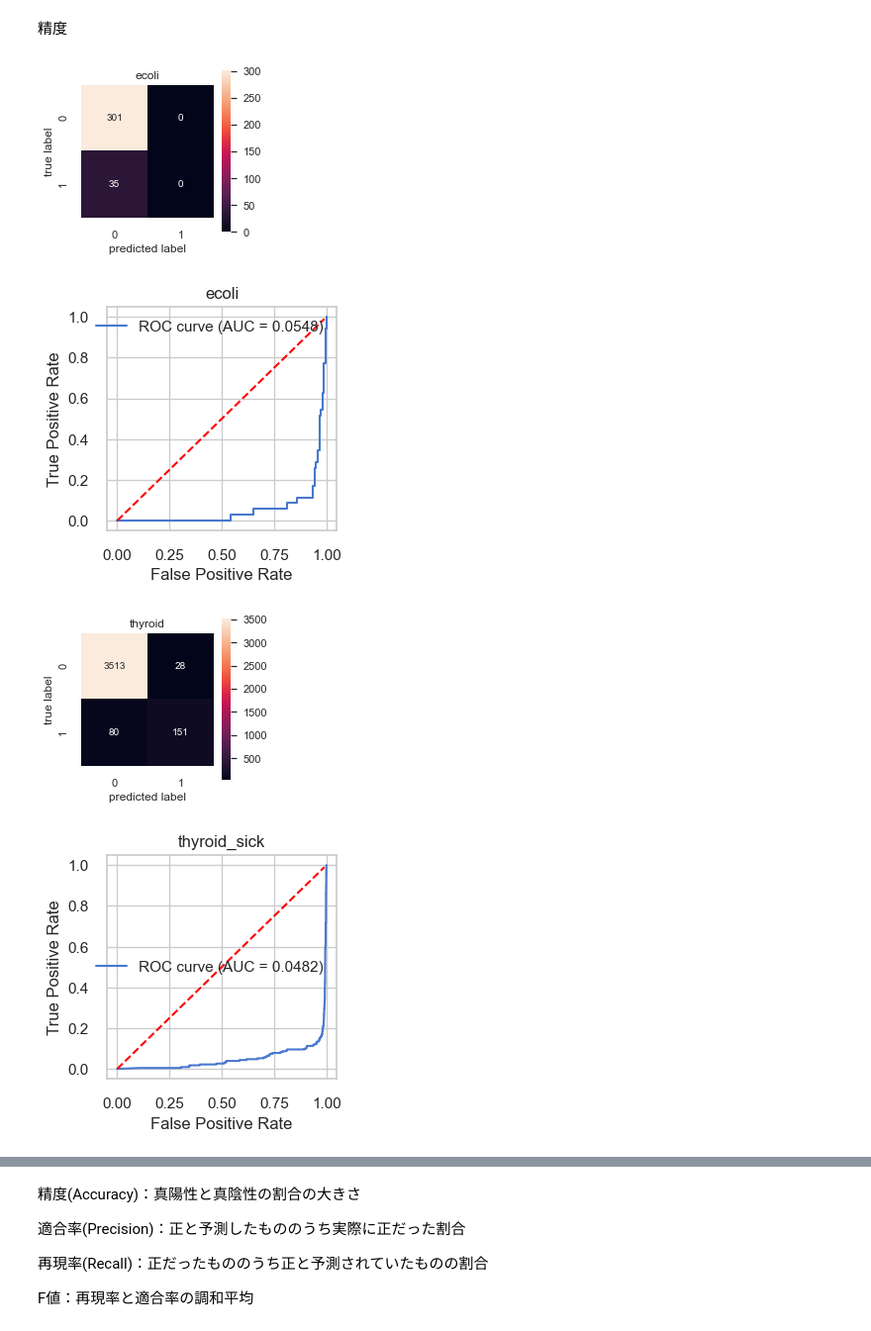
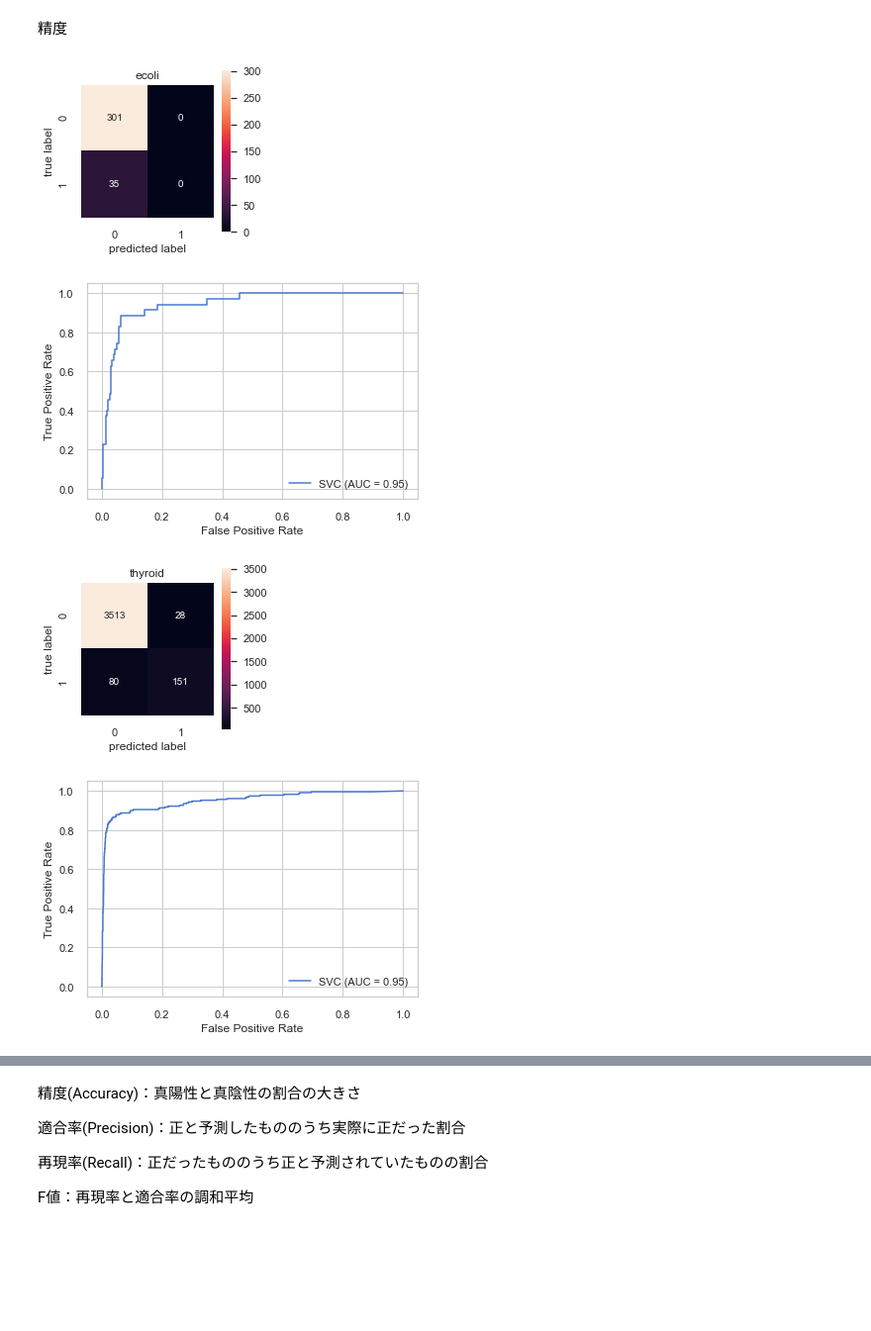
Before and after one commit to ism-k/DataScience1, a Jupyter notebook: excercise_4_sampling.ipynb, the cells around one changed output, grey strips where cells are left out. Shown: that part at 99% size. Cells and saved outputs as stored; diff of their text form; code cells hidden in the pictures; blank space fills up the shorter version.

```diff
--- a/excercise_4_sampling.ipynb
+++ b/excercise_4_sampling.ipynb
@@ -133,33 +136,22 @@ fig.tight_layout()
 # %%
 scores = {}
 
-clf_ecoli = SVC(kernel='linear',probability=True).fit(X_ecoli, y_ecoli)
 cmx_data = confusion_matrix(y_ecoli, clf_ecoli.predict(X_ecoli))
 df_cmx = pd.DataFrame(cmx_data)
 plt.figure(figsize=(3,3))
 sns.heatmap(df_cmx, fmt='d', annot=True, square=True)
 plt.title("ecoli")
 plt.xlabel("predicted label")
 plt.ylabel("true label")
 plt.show()
 
-fpr, tpr, thresholds = metrics.roc_curve(y_ecoli, clf_ecoli.predict_proba(X_ecoli)[:,0], pos_label=1)
-auc = metrics.auc(fpr, tpr)
-plt.figure(figsize=(3,3), dpi=100)
-plt.plot(fpr, tpr, label='ROC curve (AUC = %.4f)'%auc)
-x = np.arange(0, 1, 0.01)
-plt.plot(x, x, c = 'red', linestyle = '--')
-plt.legend()
-plt.title("ecoli")
-plt.xlabel('False Positive Rate')
-plt.ylabel('True Positive Rate')
-plt.grid(True)
+metrics.plot_roc_curve(clf_ecoli, X_ecoli, y_ecoli)
 plt.show()
 
 scores[("ecoli",'accuracy')] = accuracy_score(y_ecoli, clf_ecoli.predict(X_ecoli))
 scores[("ecoli","recall")] = recall_score(y_ecoli, clf_ecoli.predict(X_ecoli), pos_label=1)
 scores[("ecoli","precision")] = precision_score(y_ecoli, clf_ecoli.predict(X_ecoli), pos_label=1)
 scores[("ecoli","f1_score")] = f1_score(y_ecoli, clf_ecoli.predict(X_ecoli), pos_label=1)
 # %% [output]
 [figure]
-[figure, old version]
+[figure, new version]
@@ -166,5 +161,4 @@ scores[("ecoli","f1_score")] = f1_score(y_ecoli, clf_ecoli.predict(X_ecoli), pos
 # %%
-clf_thyroid_sick = SVC(kernel='linear', probability=True).fit(X_thyroid_sick, y_thyroid_sick)
 cmx_data = confusion_matrix(y_thyroid_sick, clf_thyroid_sick.predict(X_thyroid_sick))
 df_cmx = pd.DataFrame(cmx_data)
 plt.figure(figsize=(3,3))
@@ -174,17 +168,7 @@ plt.xlabel("predicted label")
 plt.ylabel("true label")
 plt.show()
 
-fpr, tpr, thresholds = metrics.roc_curve(y_thyroid_sick, clf_thyroid_sick.predict_proba(X_thyroid_sick)[:,0], pos_label=1)
-auc = metrics.auc(fpr, tpr)
-plt.figure(figsize=(3,3), dpi=100)
-plt.plot(fpr, tpr, label='ROC curve (AUC = %.4f)'%auc)
-x = np.arange(0, 1, 0.01)
-plt.plot(x, x, c = 'red', linestyle = '--')
-plt.legend()
-plt.title("thyroid_sick")
-plt.xlabel('False Positive Rate')
-plt.ylabel('True Positive Rate')
-plt.grid(True)
+metrics.plot_roc_curve(clf_thyroid_sick, X_thyroid_sick, y_thyroid_sick)
 plt.show()
 
 scores[("thyroid",'accuracy')] = accuracy_score(y_thyroid_sick, clf_thyroid_sick.predict(X_thyroid_sick))
@@ -193,4 +177,4 @@ scores[("thyroid","precision")] = precision_score(y_thyroid_sick, clf_thyroid_si
 scores[("thyroid","f1_score")] = f1_score(y_thyroid_sick, clf_thyroid_sick.predict(X_thyroid_sick), pos_label=1)
 # %% [output]
 [figure]
-[figure, old version]
+[figure, new version]
```
Also changed, not shown: parts of 28 cells of this notebook, 1 other file.
